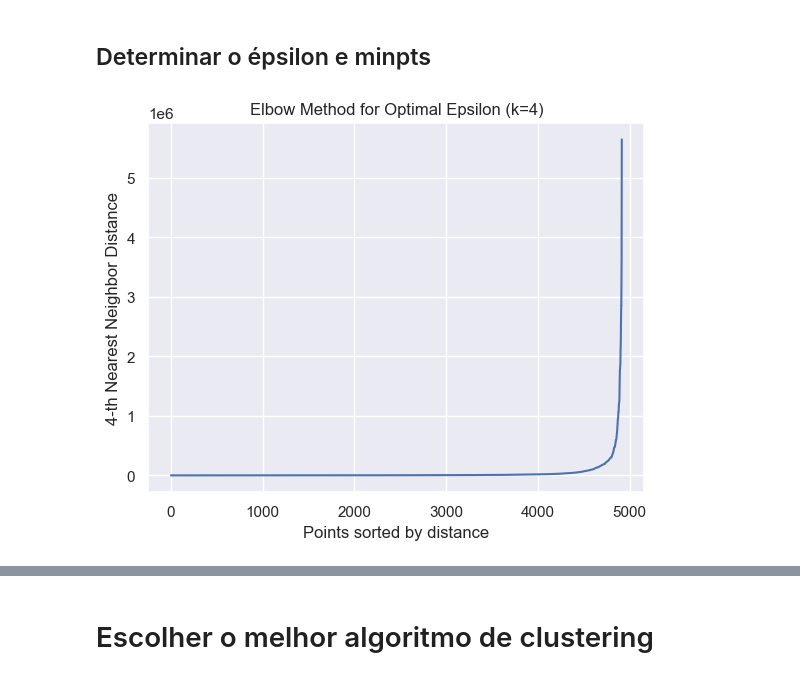
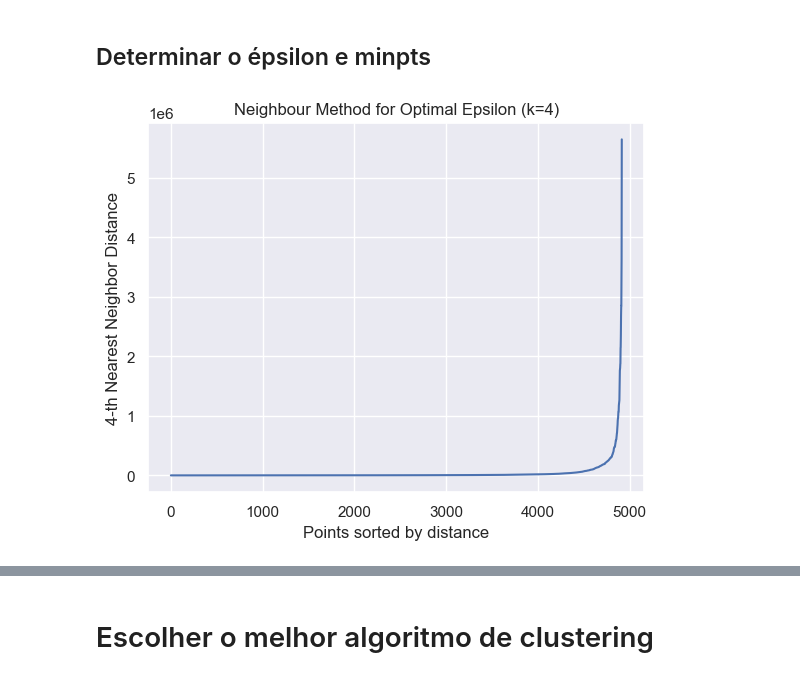
Before and after one commit to kreativermario/Projeto-DECD, a Jupyter notebook: notebooks/clustering_high_tension.ipynb, the cells around one changed output, grey strips where cells are left out. Drawn from its saved outputs; the diff is of its cells as text; code cells hidden in the pictures.

```diff
--- a/notebooks/clustering_high_tension.ipynb
+++ b/notebooks/clustering_high_tension.ipynb
@@ -146,21 +146,21 @@ from sklearn.neighbors import NearestNeighbors
 # %%
 # Calculate the distances to the k nearest neighbors
 k = 4  # Choose the number of neighbors
 neighbors = NearestNeighbors(n_neighbors=k)
 neighbors.fit(high_tension_df)
 distances, indices = neighbors.kneighbors(high_tension_df)
 
 # Ordenar as distâncias
 sorted_distances = np.sort(distances[:, -1])
 plt.plot(sorted_distances)
 
 plt.xlabel('Points sorted by distance')
 plt.ylabel(f'{k}-th Nearest Neighbor Distance')
-plt.title(f'Elbow Method for Optimal Epsilon (k={k})')
+plt.title(f'Neighbour Method for Optimal Epsilon (k={k})')
 plt.grid(True)
 plt.show()
 # %% [output]
-[figure, old version]
+[figure, new version]
 # %%
 dbscan = DBSCAN(eps=DBSCAN_EPSILON, min_samples=DBSCAN_MIN_SAMPLES).fit(high_tension_df)
 print(f'Number of clusters: {len(set(dbscan.labels_) - {-1})}')
```
Also changed, not shown: parts of 7 cells of this notebook, 1 other file.
